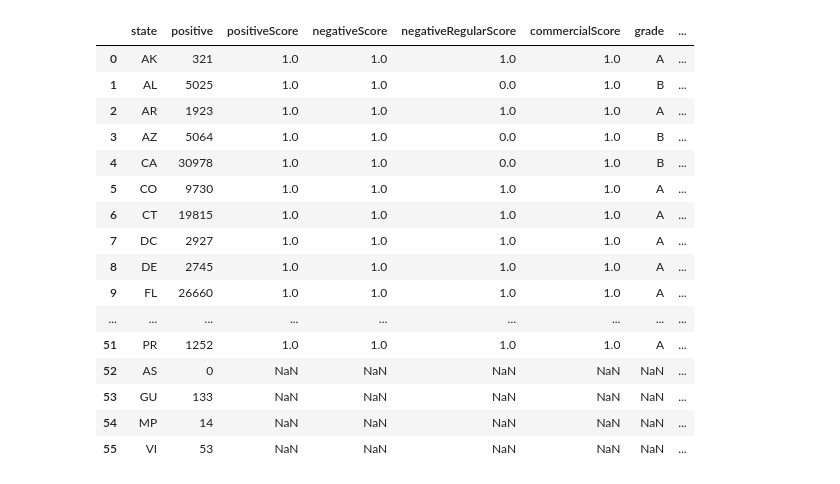
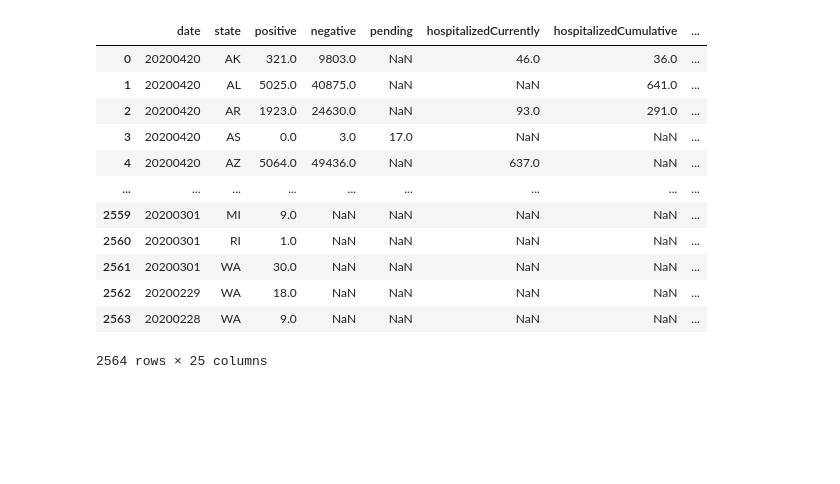
Before and after one commit to mimiflynn/covid-data, a Jupyter notebook: covid-tracking-project.ipynb, the cells around one changed output. Cells and saved outputs as stored; diff of their text form; code cells hidden in the pictures; blank space fills up the shorter version.

```diff
--- a/covid-tracking-project.ipynb
+++ b/covid-tracking-project.ipynb
@@ -16,20 +15,0 @@ us = pd.DataFrame.from_dict(current_states.json())
-# %%
-us
-# %% [output]
-|  | state | positive | positiveScore | negativeScore | negativeRegularScore | commercialScore | grade | ... |
-| 0 | AK | 321 | 1.0 | 1.0 | 1.0 | 1.0 | A | ... |
-| 1 | AL | 5025 | 1.0 | 1.0 | 0.0 | 1.0 | B | ... |
-| 2 | AR | 1923 | 1.0 | 1.0 | 1.0 | 1.0 | A | ... |
-| 3 | AZ | 5064 | 1.0 | 1.0 | 0.0 | 1.0 | B | ... |
-| 4 | CA | 30978 | 1.0 | 1.0 | 0.0 | 1.0 | B | ... |
-| 5 | CO | 9730 | 1.0 | 1.0 | 1.0 | 1.0 | A | ... |
-| 6 | CT | 19815 | 1.0 | 1.0 | 1.0 | 1.0 | A | ... |
-| 7 | DC | 2927 | 1.0 | 1.0 | 1.0 | 1.0 | A | ... |
-| 8 | DE | 2745 | 1.0 | 1.0 | 1.0 | 1.0 | A | ... |
-| 9 | FL | 26660 | 1.0 | 1.0 | 1.0 | 1.0 | A | ... |
-| ... | ... | ... | ... | ... | ... | ... | ... | ... |
-| 51 | PR | 1252 | 1.0 | 1.0 | 1.0 | 1.0 | A | ... |
-| 52 | AS | 0 | NaN | NaN | NaN | NaN | NaN | ... |
-| 53 | GU | 133 | NaN | NaN | NaN | NaN | NaN | ... |
-| 54 | MP | 14 | NaN | NaN | NaN | NaN | NaN | ... |
-| 55 | VI | 53 | NaN | NaN | NaN | NaN | NaN | ... |
@@ -35,0 +20,16 @@ us
+# %%
+states_daily
+# %% [output]
+|  | date | state | positive | negative | pending | hospitalizedCurrently | hospitalizedCumulative | ... |
+| 0 | 20200420 | AK | 321.0 | 9803.0 | NaN | 46.0 | 36.0 | ... |
+| 1 | 20200420 | AL | 5025.0 | 40875.0 | NaN | NaN | 641.0 | ... |
+| 2 | 20200420 | AR | 1923.0 | 24630.0 | NaN | 93.0 | 291.0 | ... |
+| 3 | 20200420 | AS | 0.0 | 3.0 | 17.0 | NaN | NaN | ... |
+| 4 | 20200420 | AZ | 5064.0 | 49436.0 | NaN | 637.0 | NaN | ... |
+| ... | ... | ... | ... | ... | ... | ... | ... | ... |
+| 2559 | 20200301 | MI | 9.0 | NaN | NaN | NaN | NaN | ... |
+| 2560 | 20200301 | RI | 1.0 | NaN | NaN | NaN | NaN | ... |
+| 2561 | 20200301 | WA | 30.0 | NaN | NaN | NaN | NaN | ... |
+| 2562 | 20200229 | WA | 18.0 | NaN | NaN | NaN | NaN | ... |
+| 2563 | 20200228 | WA | 9.0 | NaN | NaN | NaN | NaN | ... |
+2564 rows × 25 columns
```
Also changed, not shown: parts of 6 cells of this notebook.
